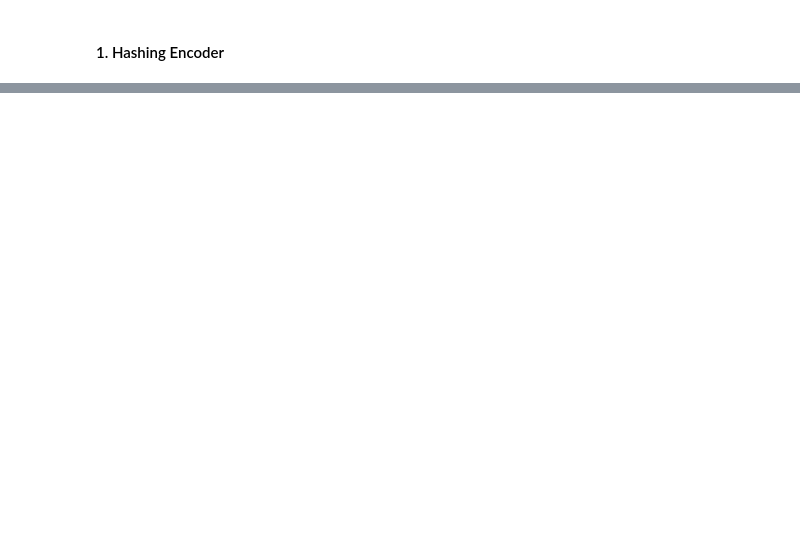
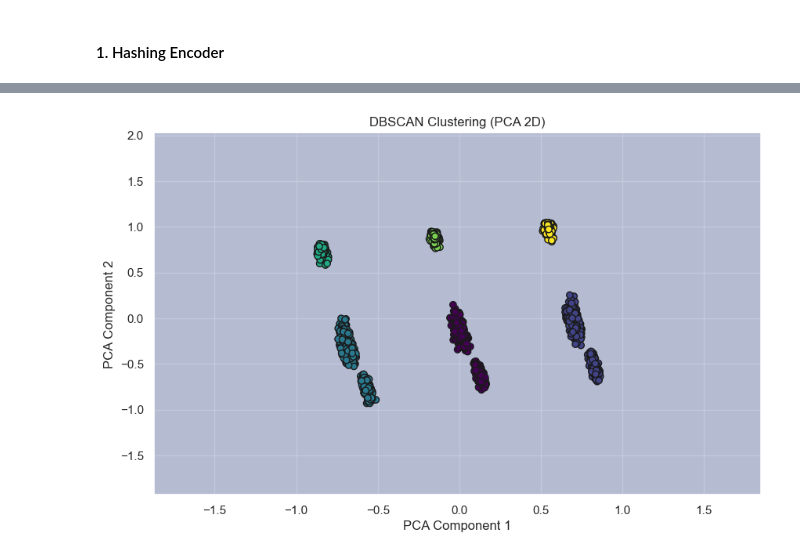
Before and after one commit to HernanRochon664/Proyectos-ML, a Jupyter notebook: credit-card-fraud-detection/CreaditCard-FraudPrediction.ipynb, the cells around one changed output, grey strips where cells are left out. Drawn from its saved outputs; the diff is of its cells as text; code cells hidden in the pictures; blank space fills up the shorter version.

```diff
--- a/credit-card-fraud-detection/CreaditCard-FraudPrediction.ipynb
+++ b/credit-card-fraud-detection/CreaditCard-FraudPrediction.ipynb
@@ -326,0 +314,5 @@ print(df_encoded.head())
+# %%
+target_col = 'TransactionAmount'
+location_means = df_encoded.groupby('Location')[target_col].mean()
+df_encoded['Location'] = df_encoded['Location'].map(location_means)
+df_encoded['Location'] = df_encoded['Location'].fillna(df_encoded['Location'].mean())
@@ -326,0 +559,9 @@ print(df_encoded.head())
+# %%
+# DBSCAN 2D
+dbscan_2d = DBSCAN(eps=0.5, min_samples=5)
+dbscan_labels_2d = dbscan_2d.fit_predict(train_pca_2d_minmax)
+
+# Plot
+plot_decision_boundaries(train_pca_2d_minmax, dbscan_labels_2d, dbscan_2d, title='DBSCAN Clustering (PCA 2D)')
+# %% [output]
+[figure, added]
```
Also changed, not shown: parts of 52 cells of this notebook.
